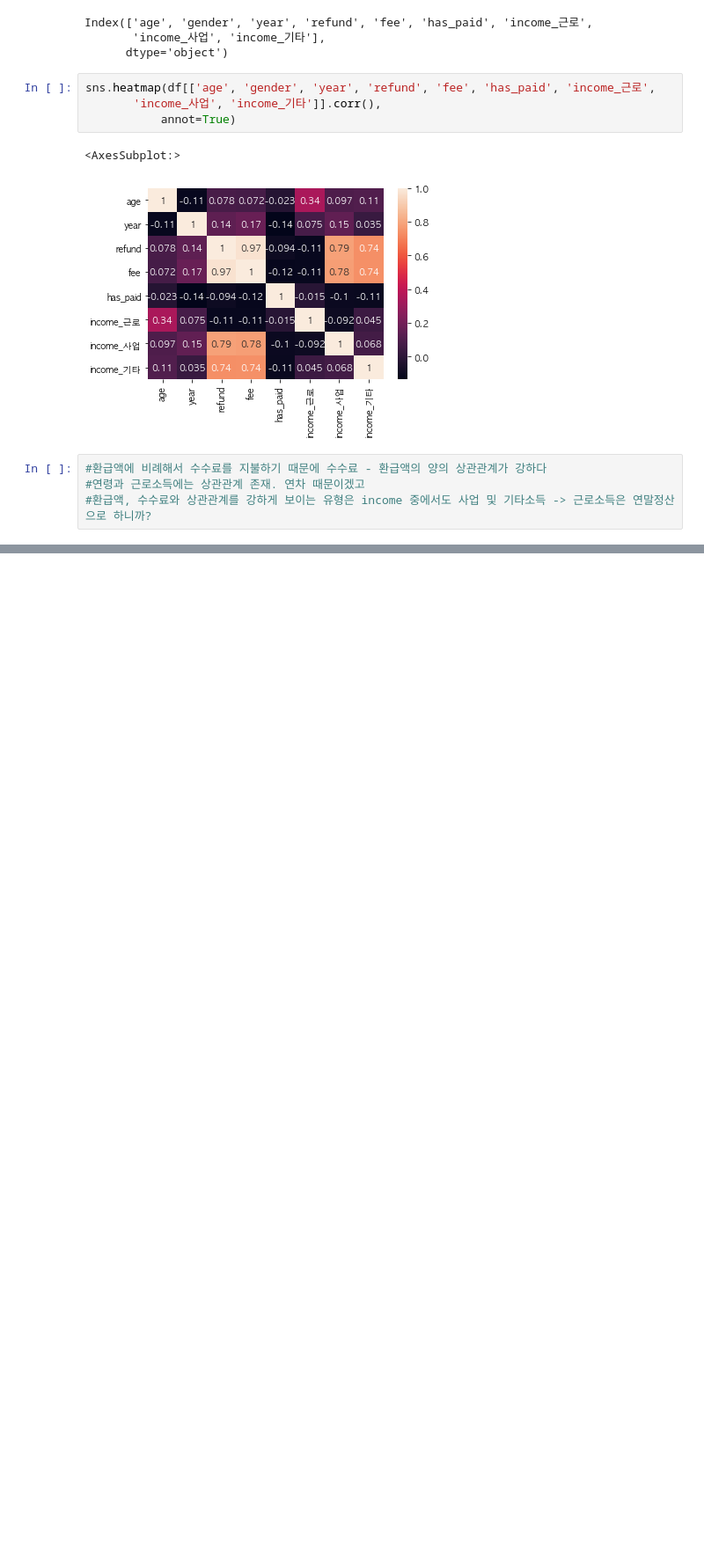
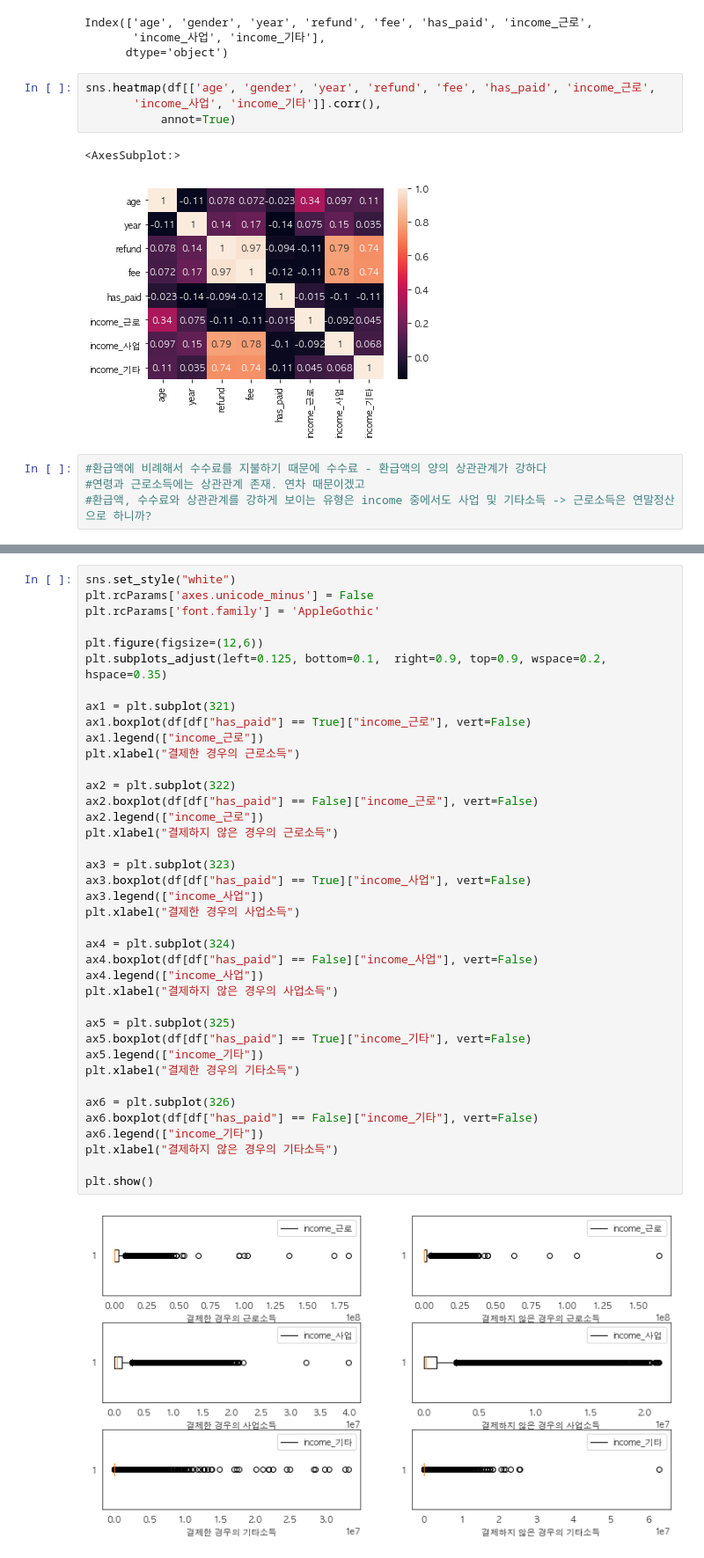
Before and after one commit to HenryK09/team3_wanted_onboarding, a Jupyter notebook: Week2_고정현/Week2_1.ipynb, the cells around one changed output, grey strips where cells are left out. Shown: that part at 88% size. Drawn from its saved outputs; the diff is of its cells as text; blank space fills up the shorter version.

```diff
--- a/Week2_고정현/Week2_1.ipynb
+++ b/Week2_고정현/Week2_1.ipynb
@@ -111,0 +146,41 @@ sns.heatmap(df[['age', 'gender', 'year', 'refund', 'fee', 'has_paid', 'income_
+# %%
+sns.set_style("white")
+plt.rcParams['axes.unicode_minus'] = False
+plt.rcParams['font.family'] = 'AppleGothic'
+
+plt.figure(figsize=(12,6))
+plt.subplots_adjust(left=0.125, bottom=0.1,  right=0.9, top=0.9, wspace=0.2, hspace=0.35)
+
+ax1 = plt.subplot(321)
+ax1.boxplot(df[df["has_paid"] == True]["income_근로"], vert=False)
+ax1.legend(["income_근로"])
+plt.xlabel("결제한 경우의 근로소득")
+
+ax2 = plt.subplot(322)
+ax2.boxplot(df[df["has_paid"] == False]["income_근로"], vert=False)
+ax2.legend(["income_근로"])
+plt.xlabel("결제하지 않은 경우의 근로소득")
+
+ax3 = plt.subplot(323)
+ax3.boxplot(df[df["has_paid"] == True]["income_사업"], vert=False)
+ax3.legend(["income_사업"])
+plt.xlabel("결제한 경우의 사업소득")
+
+ax4 = plt.subplot(324)
+ax4.boxplot(df[df["has_paid"] == False]["income_사업"], vert=False)
+ax4.legend(["income_사업"])
+plt.xlabel("결제하지 않은 경우의 사업소득")
+
+ax5 = plt.subplot(325)
+ax5.boxplot(df[df["has_paid"] == True]["income_기타"], vert=False)
+ax5.legend(["income_기타"])
+plt.xlabel("결제한 경우의 기타소득")
+
+ax6 = plt.subplot(326)
+ax6.boxplot(df[df["has_paid"] == False]["income_기타"], vert=False)
+ax6.legend(["income_기타"])
+plt.xlabel("결제하지 않은 경우의 기타소득")
+
+plt.show()
+# %% [output]
+[figure, added]
```
Also changed, not shown: parts of 23 cells of this notebook, 3 other files.
